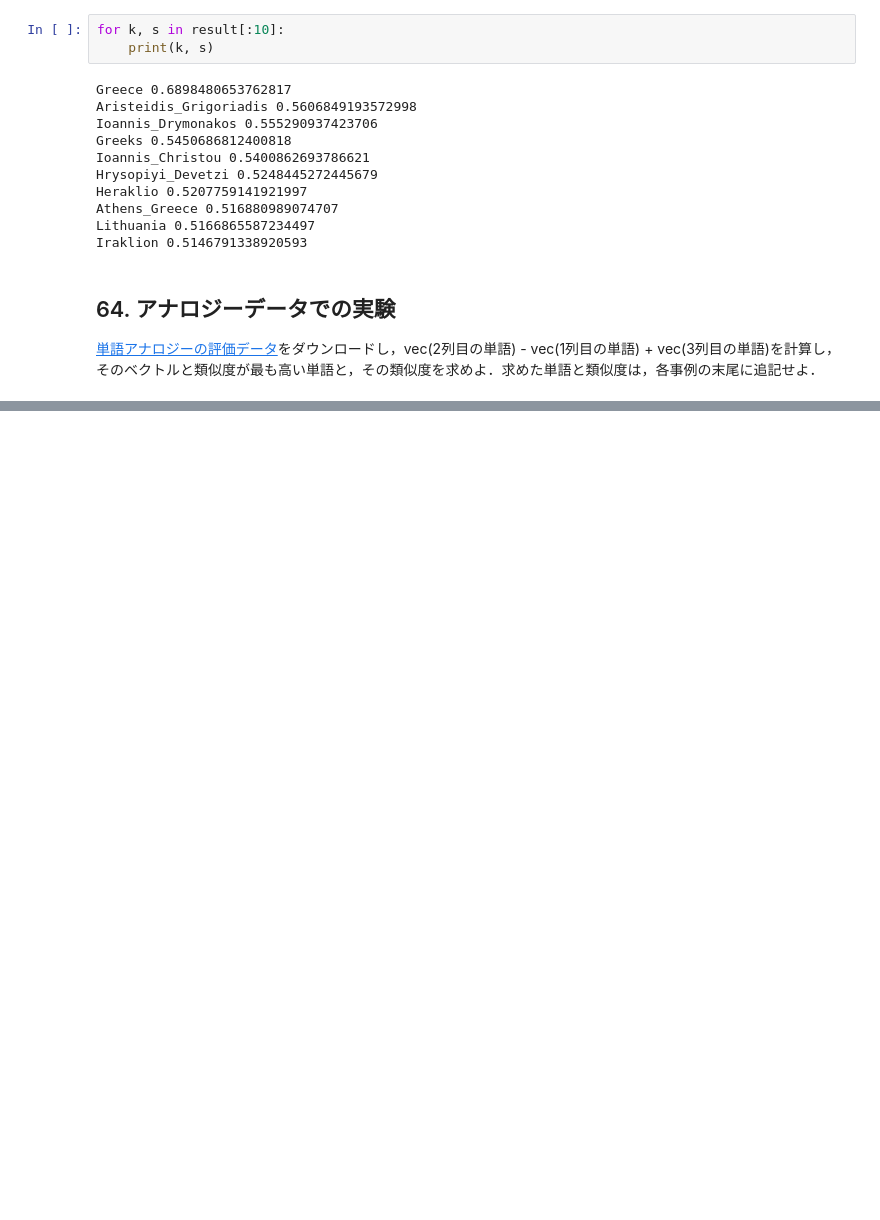
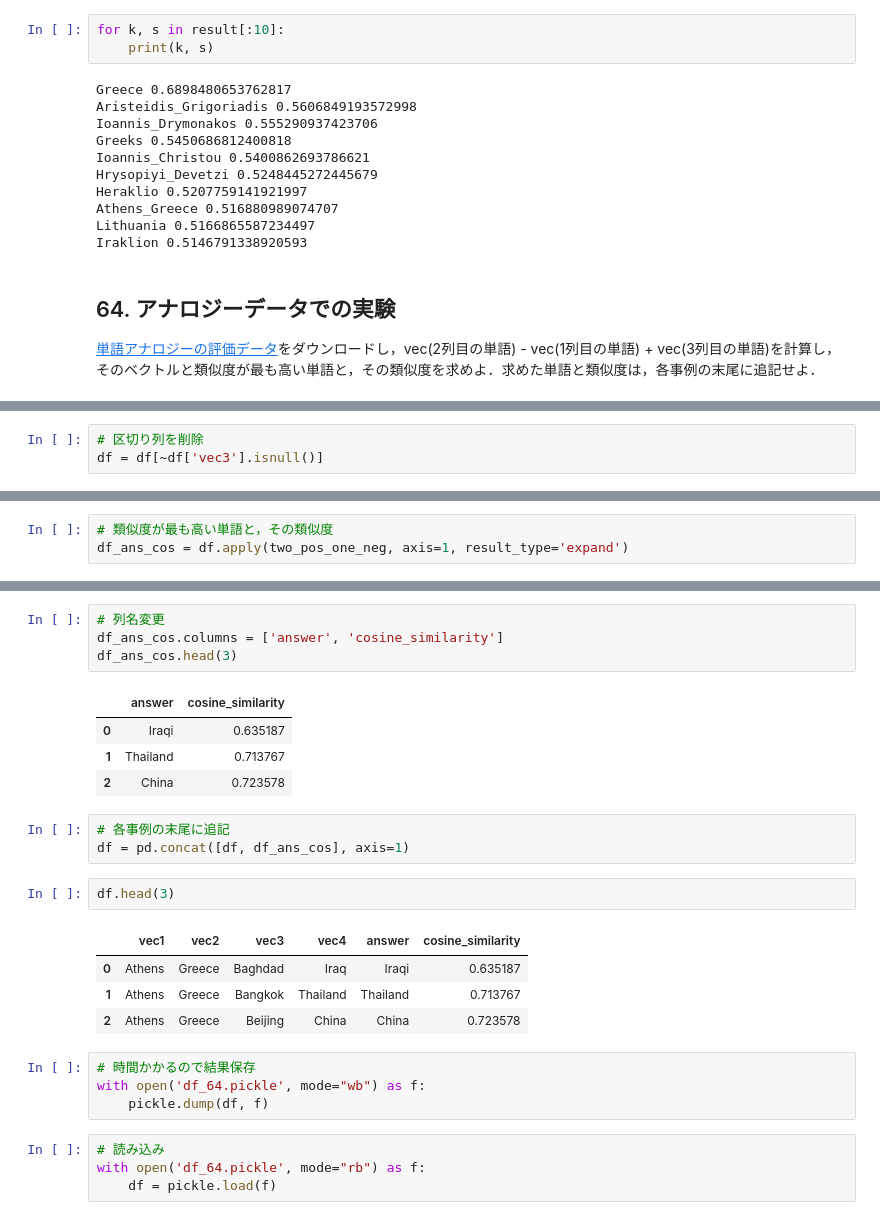
Before and after one commit to Kazuya-Minakuchi/natural_language_processing_100_knocks, a Jupyter notebook: notebooks/07_word_vector.ipynb, the cells around one changed output, grey strips where cells are left out. Cells and saved outputs as stored; diff of their text form; blank space fills up the shorter version.

```diff
--- a/notebooks/07_word_vector.ipynb
+++ b/notebooks/07_word_vector.ipynb
@@ -108,0 +198,3 @@ Iraklion 0.5146791338920593
+# %%
+# 区切り列を削除
+df = df[~df['vec3'].isnull()]
@@ -108,0 +232,3 @@ Iraklion 0.5146791338920593
+# %%
+# 類似度が最も高い単語と，その類似度
+df_ans_cos = df.apply(two_pos_one_neg, axis=1, result_type='expand')
@@ -108,0 +246,27 @@ Iraklion 0.5146791338920593
+# %%
+# 列名変更
+df_ans_cos.columns = ['answer', 'cosine_similarity']
+df_ans_cos.head(3)
+# %% [output]
+|  | answer | cosine_similarity |
+| 0 | Iraqi | 0.635187 |
+| 1 | Thailand | 0.713767 |
+| 2 | China | 0.723578 |
+# %%
+# 各事例の末尾に追記
+df = pd.concat([df, df_ans_cos], axis=1)
+# %%
+df.head(3)
+# %% [output]
+|  | vec1 | vec2 | vec3 | vec4 | answer | cosine_similarity |
+| 0 | Athens | Greece | Baghdad | Iraq | Iraqi | 0.635187 |
+| 1 | Athens | Greece | Bangkok | Thailand | Thailand | 0.713767 |
+| 2 | Athens | Greece | Beijing | China | China | 0.723578 |
+# %%
+# 時間かかるので結果保存
+with open('df_64.pickle', mode="wb") as f:
+    pickle.dump(df, f)
+# %%
+# 読み込み
+with open('df_64.pickle', mode="rb") as f:
+    df = pickle.load(f)
```
Also changed, not shown: parts of 17 cells of this notebook.
